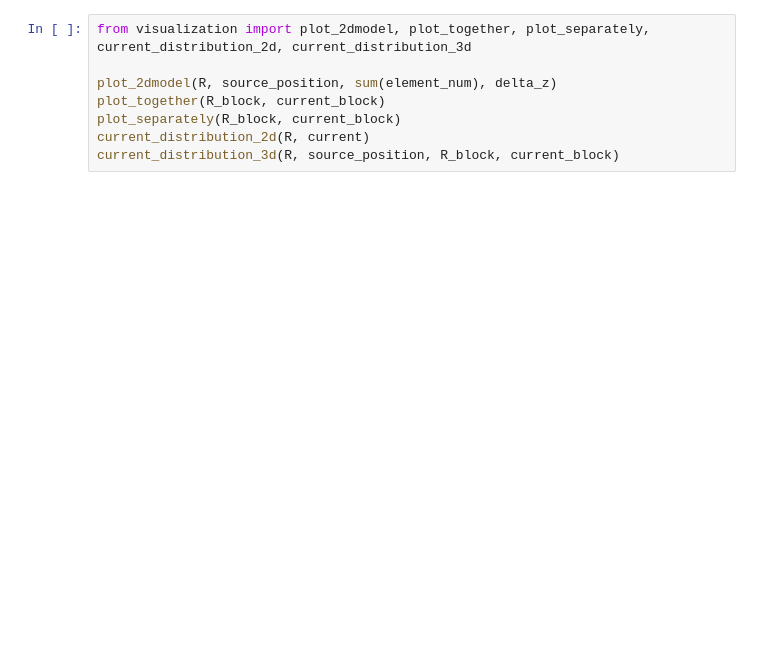
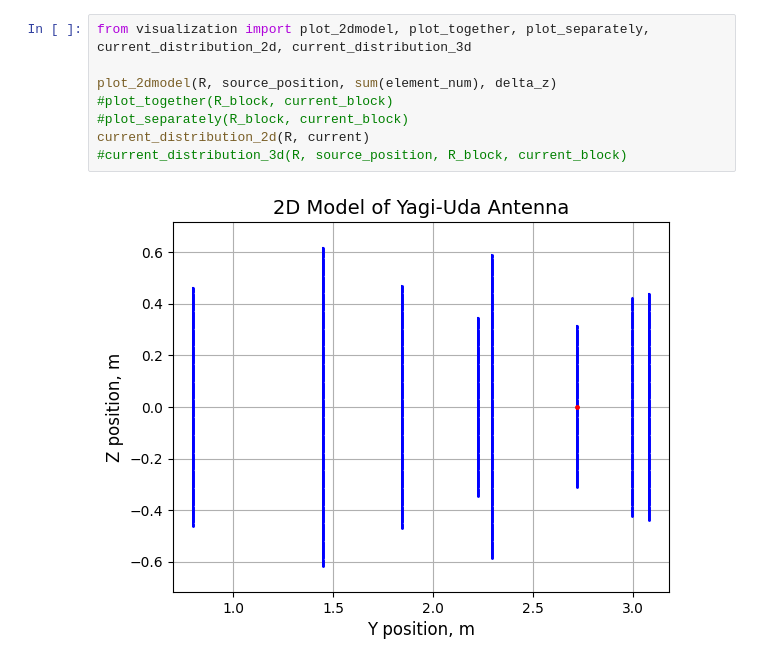
Before and after one commit to Sh4DowBurn/Method-of-Moments-for-antennas, a Jupyter notebook: genetic_alg.ipynb, the cells around one changed output. Cells and saved outputs as stored; diff of their text form; blank space fills up the shorter version.

```diff
--- a/genetic_alg.ipynb
+++ b/genetic_alg.ipynb
@@ -162,11 +232,13 @@ print(element_length, element_position, wire_radius)
 # %%
 from visualization import plot_2dmodel, plot_together, plot_separately, current_distribution_2d, current_distribution_3d
 
 plot_2dmodel(R, source_position, sum(element_num), delta_z)
-plot_together(R_block, current_block)
-plot_separately(R_block, current_block)
+#plot_together(R_block, current_block)
+#plot_separately(R_block, current_block)
 current_distribution_2d(R, current)
-current_distribution_3d(R, source_position, R_block, current_block)
+#current_distribution_3d(R, source_position, R_block, current_block)
+# %% [output]
+[figure, added]
 # %%
 import numpy as np
 import matplotlib.pyplot as plt
```
Also changed, not shown: parts of 5 cells of this notebook, 1 other file.
